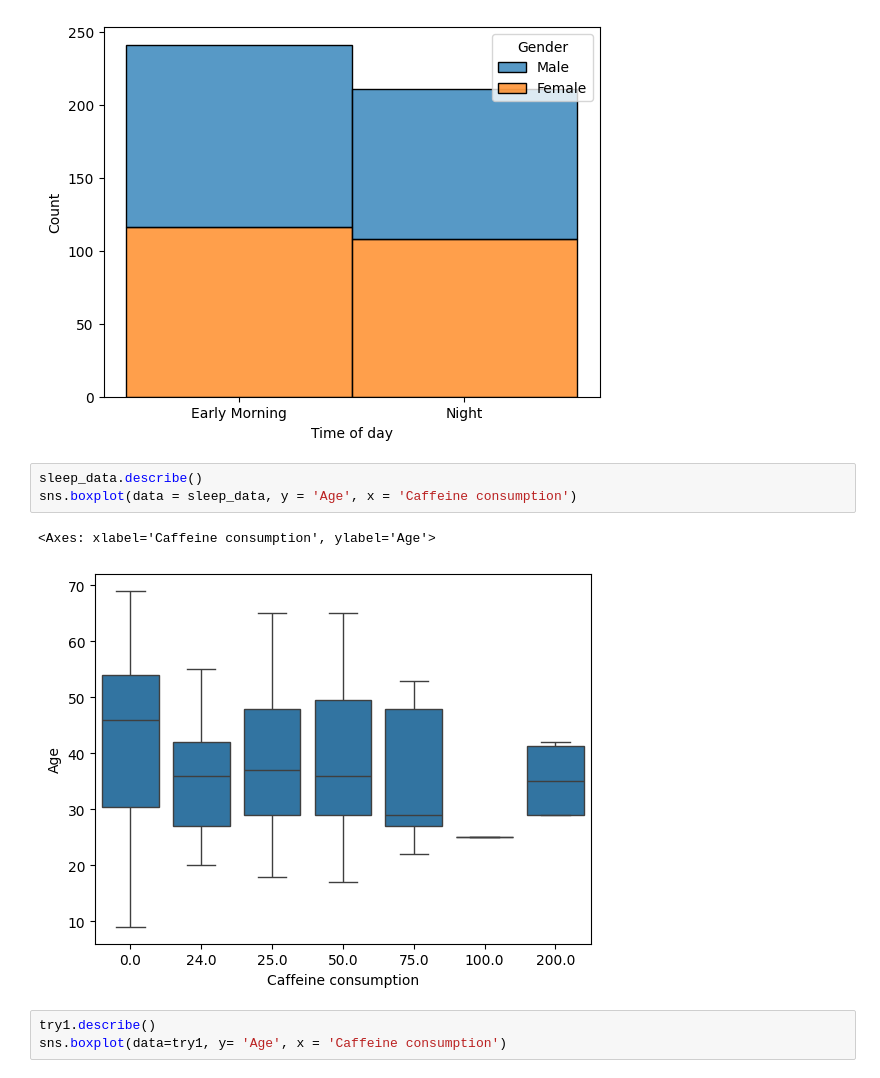
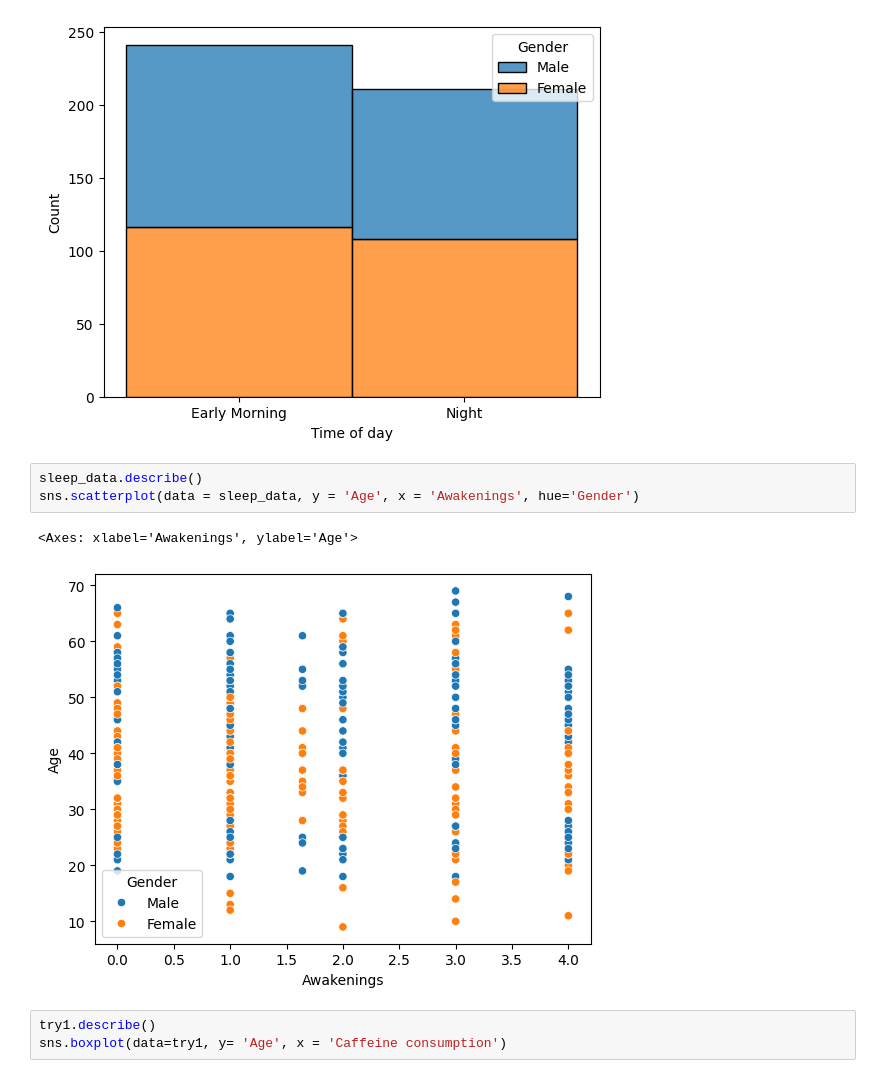
Before and after one commit to AvienReactor/CSE-Final, a Jupyter notebook: SleepJar.ipynb, the cells around one changed output. Saved outputs shown, nothing was run; the diff lists cells and outputs as text.

```diff
--- a/SleepJar.ipynb
+++ b/SleepJar.ipynb
@@ -105,10 +103,10 @@ sns.histplot(sleep_data, x='Time of day', hue='Gender', multiple='stack')
 [figure]
 # %%
 sleep_data.describe()
-sns.boxplot(data = sleep_data, y = 'Age', x = 'Caffeine consumption')
+sns.scatterplot(data = sleep_data, y = 'Age', x = 'Awakenings', hue='Gender')
 # %% [output]
-<Axes: xlabel='Caffeine consumption', ylabel='Age'>
+<Axes: xlabel='Awakenings', ylabel='Age'>
-[figure, old version]
+[figure, new version]
 # %%
 try1.describe()
 sns.boxplot(data=try1, y= 'Age', x = 'Caffeine consumption')
```
Also changed, not shown: parts of 2 cells of this notebook.
